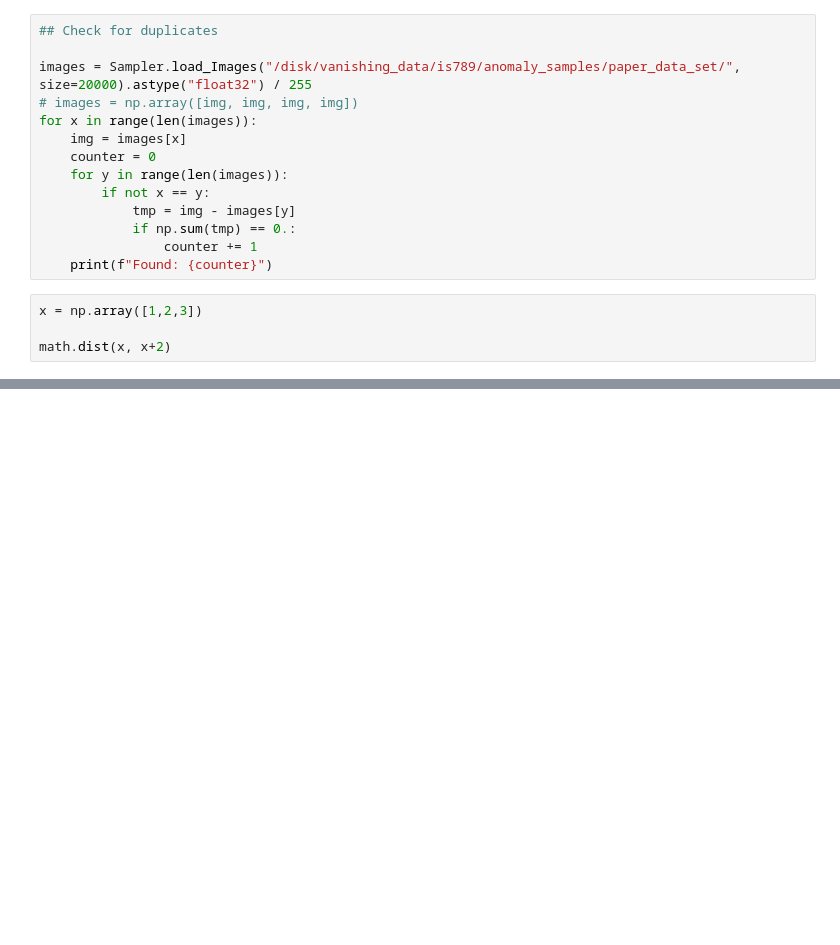
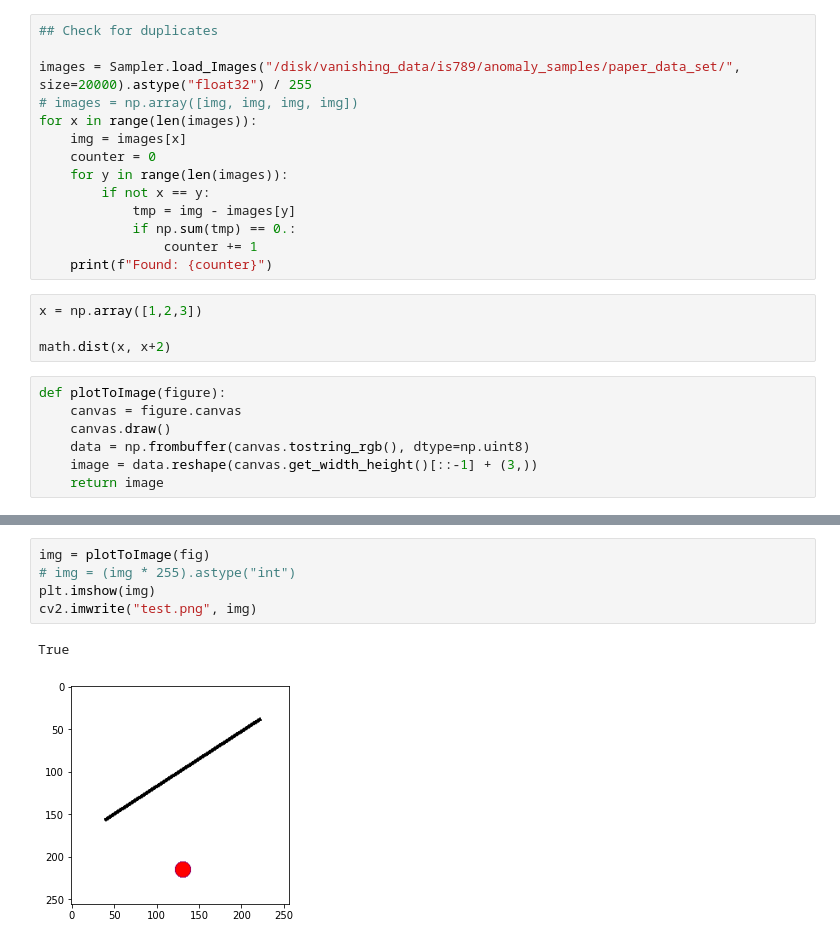
Before and after one commit to MoritzNekolla/AE_Anomaly_Detection, a Jupyter notebook: Image_sampling.ipynb, the cells around one changed output, grey strips where cells are left out. Cells and saved outputs as stored; diff of their text form; blank space fills up the shorter version.

```diff
--- a/Image_sampling.ipynb
+++ b/Image_sampling.ipynb
@@ -567,3 +563,10 @@ for x in range(len(images)):
 x = np.array([1,2,3])
 
 math.dist(x, x+2)
+# %%
+def plotToImage(figure):
+    canvas = figure.canvas
+    canvas.draw()
+    data = np.frombuffer(canvas.tostring_rgb(), dtype=np.uint8)
+    image = data.reshape(canvas.get_width_height()[::-1] + (3,))
+    return image
@@ -569,0 +595,8 @@ math.dist(x, x+2)
+# %%
+img = plotToImage(fig)
+# img = (img * 255).astype("int")
+plt.imshow(img)
+cv2.imwrite("test.png", img)
+# %% [output]
+True
+[figure, added]
```
Also changed, not shown: parts of 8 cells of this notebook, 5 other files.
